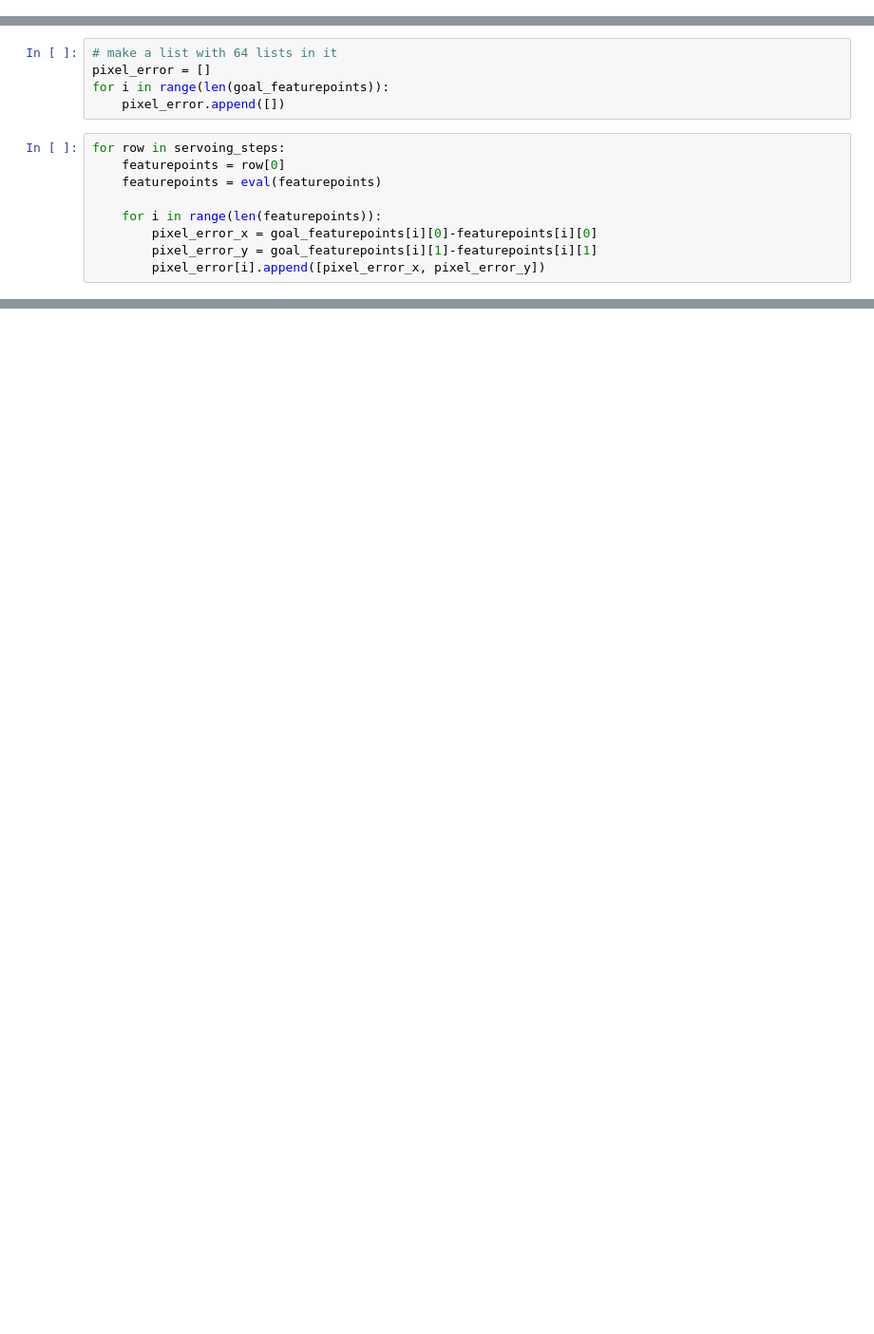
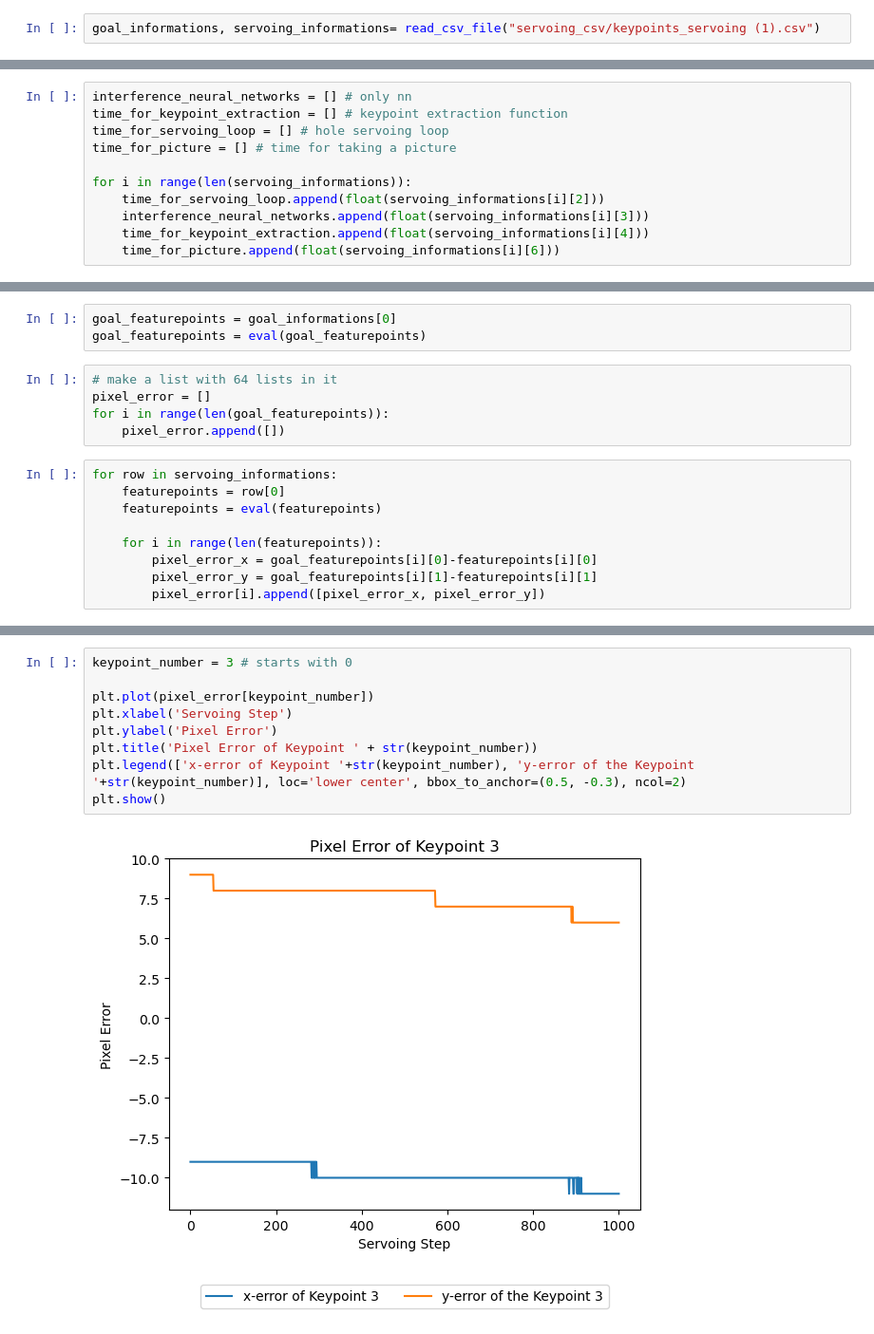
Before and after one commit to mose1020/F-E-Project_Part_2, a Jupyter notebook: 007_Analyse_Servoing.ipynb, the cells around one changed output, grey strips where cells are left out. Shown at 95% size. Cells and saved outputs as stored; diff of their text form; blank space fills up the shorter version.

```diff
--- a/007_Analyse_Servoing.ipynb
+++ b/007_Analyse_Servoing.ipynb
@@ -18,0 +25,2 @@ goal_featurepoints = eval(goal_featurepoints)
+# %%
+goal_informations, servoing_informations= read_csv_file("servoing_csv/keypoints_servoing (1).csv")
@@ -18,0 +29,11 @@ goal_featurepoints = eval(goal_featurepoints)
+# %%
+interference_neural_networks = [] # only nn
+time_for_keypoint_extraction = [] # keypoint extraction function
+time_for_servoing_loop = [] # hole servoing loop
+time_for_picture = [] # time for taking a picture
+
+for i in range(len(servoing_informations)):
+    time_for_servoing_loop.append(float(servoing_informations[i][2]))
+    interference_neural_networks.append(float(servoing_informations[i][3]))
+    time_for_keypoint_extraction.append(float(servoing_informations[i][4]))
+    time_for_picture.append(float(servoing_informations[i][6]))
@@ -19,10 +78,13 @@ goal_featurepoints = eval(goal_featurepoints)
+# %%
+goal_featurepoints = goal_informations[0]
+goal_featurepoints = eval(goal_featurepoints)
 # %%
 # make a list with 64 lists in it
 pixel_error = []
 for i in range(len(goal_featurepoints)):
     pixel_error.append([])
 # %%
-for row in servoing_steps:
+for row in servoing_informations:
     featurepoints = row[0]
     featurepoints = eval(featurepoints)
 
@@ -52,0 +95,11 @@ plt.legend(['x', 'y'], loc='lower right')
+# %%
+keypoint_number = 3 # starts with 0
+
+plt.plot(pixel_error[keypoint_number])
+plt.xlabel('Servoing Step')
+plt.ylabel('Pixel Error')
+plt.title('Pixel Error of Keypoint ' + str(keypoint_number))
+plt.legend(['x-error of Keypoint '+str(keypoint_number), 'y-error of the Keypoint '+str(keypoint_number)], loc='lower center', bbox_to_anchor=(0.5, -0.3), ncol=2)
+plt.show()
+# %% [output]
+[figure, added]
```
Also changed, not shown: parts of 14 cells of this notebook.
